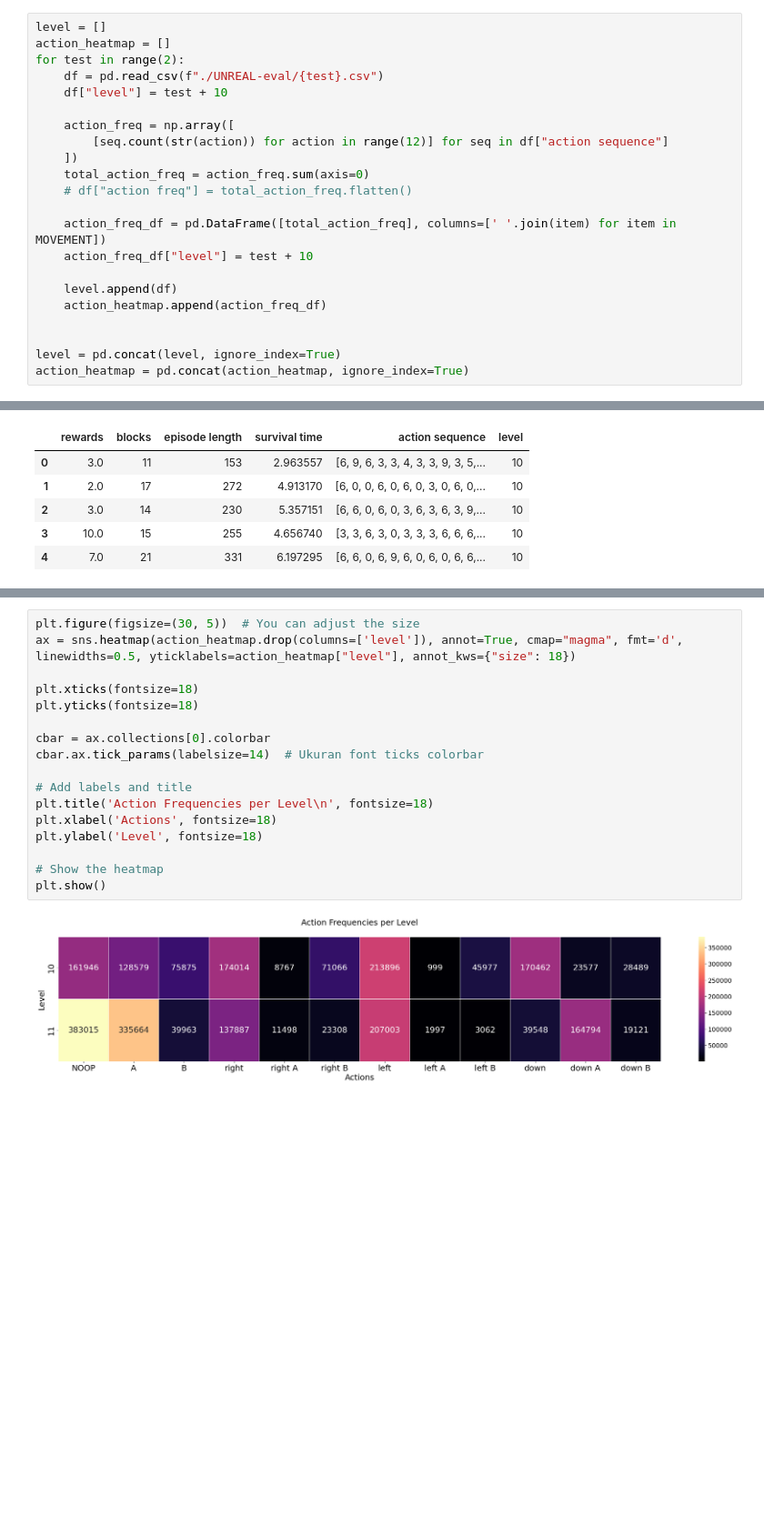
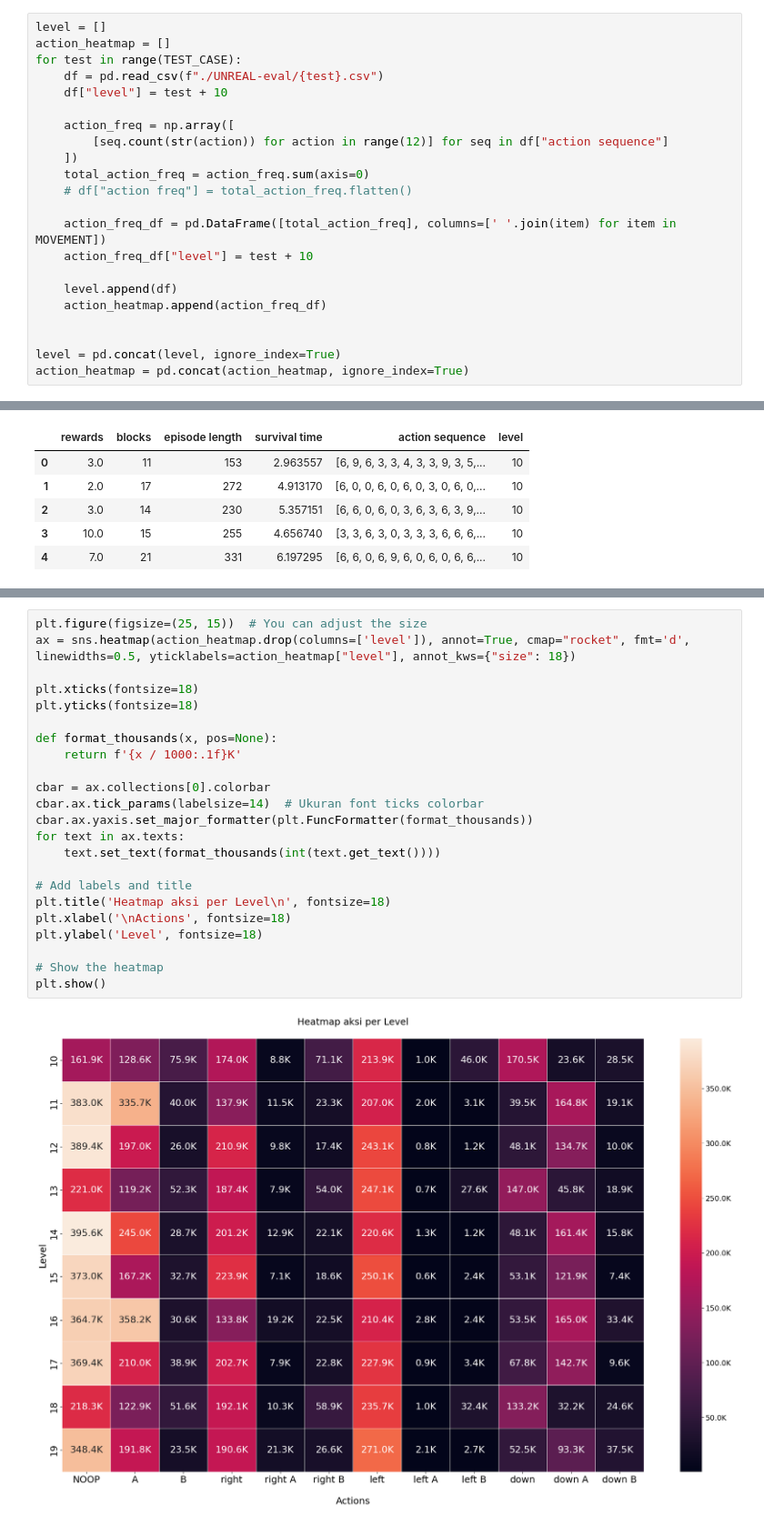
Before and after one commit to revanfz/unreal-tetris, a Jupyter notebook: generalization_eval.ipynb, the cells around one changed output, grey strips where cells are left out. Shown: that part at 91% size. Drawn from its saved outputs; the diff is of its cells as text; blank space fills up the shorter version.

```diff
--- a/generalization_eval.ipynb
+++ b/generalization_eval.ipynb
@@ -9,7 +9,7 @@ from gym_tetris.actions import MOVEMENT
 # %%
 level = []
 action_heatmap = []
-for test in range(2):
+for test in range(TEST_CASE):
     df = pd.read_csv(f"./UNREAL-eval/{test}.csv")
     df["level"] = test + 10
 
@@ -46,21 +58,27 @@ action_heatmap.head()
 # %%
-plt.figure(figsize=(30, 5))  # You can adjust the size
-ax = sns.heatmap(action_heatmap.drop(columns=['level']), annot=True, cmap="magma", fmt='d', linewidths=0.5, yticklabels=action_heatmap["level"], annot_kws={"size": 18})
+plt.figure(figsize=(25, 15))  # You can adjust the size
+ax = sns.heatmap(action_heatmap.drop(columns=['level']), annot=True, cmap="rocket", fmt='d', linewidths=0.5, yticklabels=action_heatmap["level"], annot_kws={"size": 18})
 
 plt.xticks(fontsize=18)
 plt.yticks(fontsize=18)
 
+def format_thousands(x, pos=None):
+    return f'{x / 1000:.1f}K'
+
 cbar = ax.collections[0].colorbar
 cbar.ax.tick_params(labelsize=14)  # Ukuran font ticks colorbar
+cbar.ax.yaxis.set_major_formatter(plt.FuncFormatter(format_thousands))
+for text in ax.texts:
+    text.set_text(format_thousands(int(text.get_text())))
 
 # Add labels and title
-plt.title('Action Frequencies per Level\n', fontsize=18)
-plt.xlabel('Actions', fontsize=18)
+plt.title('Heatmap aksi per Level\n', fontsize=18)
+plt.xlabel('\nActions', fontsize=18)
 plt.ylabel('Level', fontsize=18)
 
 # Show the heatmap
 plt.show()
 # %% [output]
-[figure, old version]
+[figure, new version]
 # %%
 summary_df = level.groupby("level").agg(
```
Also changed, not shown: parts of 8 cells of this notebook, 38 other files.
